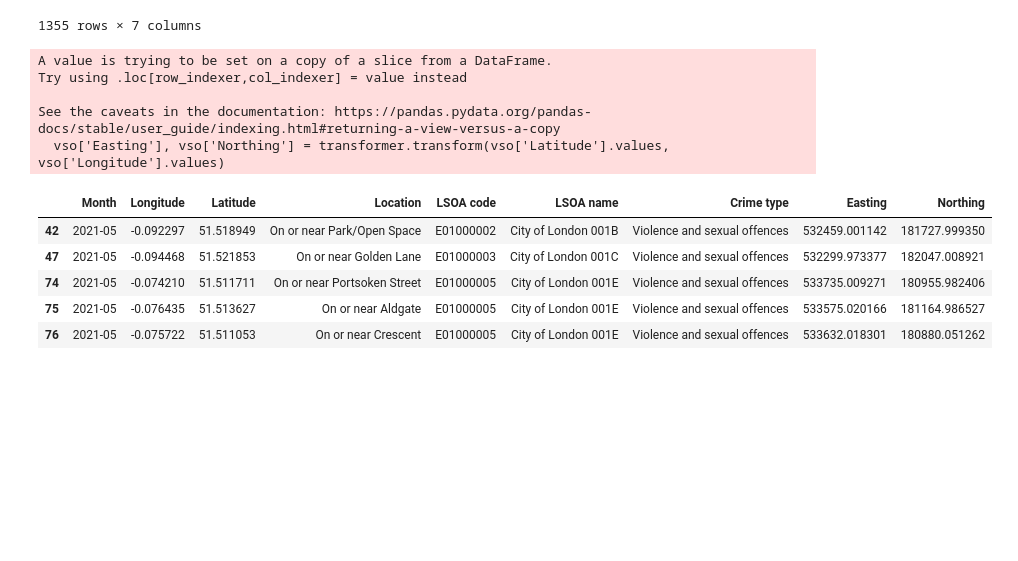
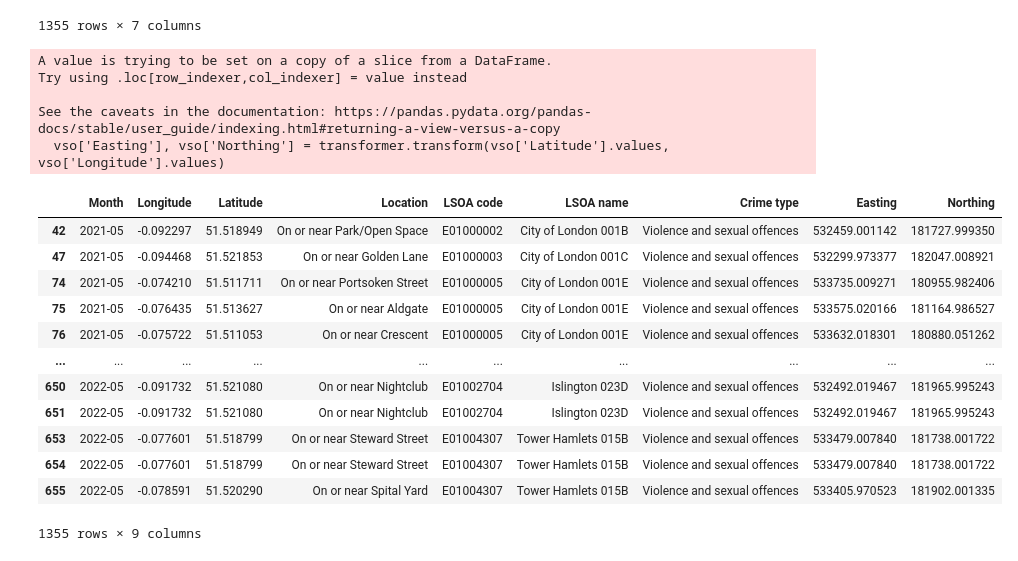
Before and after one commit to AlinZohari/STDM, a Jupyter notebook: stdm_crime.ipynb, the cells around one changed output. Cells and saved outputs as stored; diff of their text form; code cells hidden in the pictures; blank space fills up the shorter version.

```diff
--- a/stdm_crime.ipynb
+++ b/stdm_crime.ipynb
@@ -257,16 +239,23 @@ vso
 1355 rows × 7 columns
 # %%
 vso['Easting'], vso['Northing'] = transformer.transform(vso['Latitude'].values, vso['Longitude'].values)
-vso.head()
+vso
 # %% [output]
 A value is trying to be set on a copy of a slice from a DataFrame.
 Try using .loc[row_indexer,col_indexer] = value instead
 
 See the caveats in the documentation: https://pandas.pydata.org/pandas-docs/stable/user_guide/indexing.html#returning-a-view-versus-a-copy
   vso['Easting'], vso['Northing'] = transformer.transform(vso['Latitude'].values, vso['Longitude'].values)
 |  | Month | Longitude | Latitude | Location | LSOA code | LSOA name | Crime type | Easting | Northing |
 | 42 | 2021-05 | -0.092297 | 51.518949 | On or near Park/Open Space | E01000002 | City of London 001B | Violence and sexual offences | 532459.001142 | 181727.999350 |
 | 47 | 2021-05 | -0.094468 | 51.521853 | On or near Golden Lane | E01000003 | City of London 001C | Violence and sexual offences | 532299.973377 | 182047.008921 |
 | 74 | 2021-05 | -0.074210 | 51.511711 | On or near Portsoken Street | E01000005 | City of London 001E | Violence and sexual offences | 533735.009271 | 180955.982406 |
 | 75 | 2021-05 | -0.076435 | 51.513627 | On or near Aldgate | E01000005 | City of London 001E | Violence and sexual offences | 533575.020166 | 181164.986527 |
 | 76 | 2021-05 | -0.075722 | 51.511053 | On or near Crescent | E01000005 | City of London 001E | Violence and sexual offences | 533632.018301 | 180880.051262 |
+| ... | ... | ... | ... | ... | ... | ... | ... | ... | ... |
+| 650 | 2022-05 | -0.091732 | 51.521080 | On or near Nightclub | E01002704 | Islington 023D | Violence and sexual offences | 532492.019467 | 181965.995243 |
+| 651 | 2022-05 | -0.091732 | 51.521080 | On or near Nightclub | E01002704 | Islington 023D | Violence and sexual offences | 532492.019467 | 181965.995243 |
+| 653 | 2022-05 | -0.077601 | 51.518799 | On or near Steward Street | E01004307 | Tower Hamlets 015B | Violence and sexual offences | 533479.007840 | 181738.001722 |
+| 654 | 2022-05 | -0.077601 | 51.518799 | On or near Steward Street | E01004307 | Tower Hamlets 015B | Violence and sexual offences | 533479.007840 | 181738.001722 |
+| 655 | 2022-05 | -0.078591 | 51.520290 | On or near Spital Yard | E01004307 | Tower Hamlets 015B | Violence and sexual offences | 533405.970523 | 181902.001335 |
+1355 rows × 9 columns
```
Also changed, not shown: parts of 20 cells of this notebook, 2 other files.
